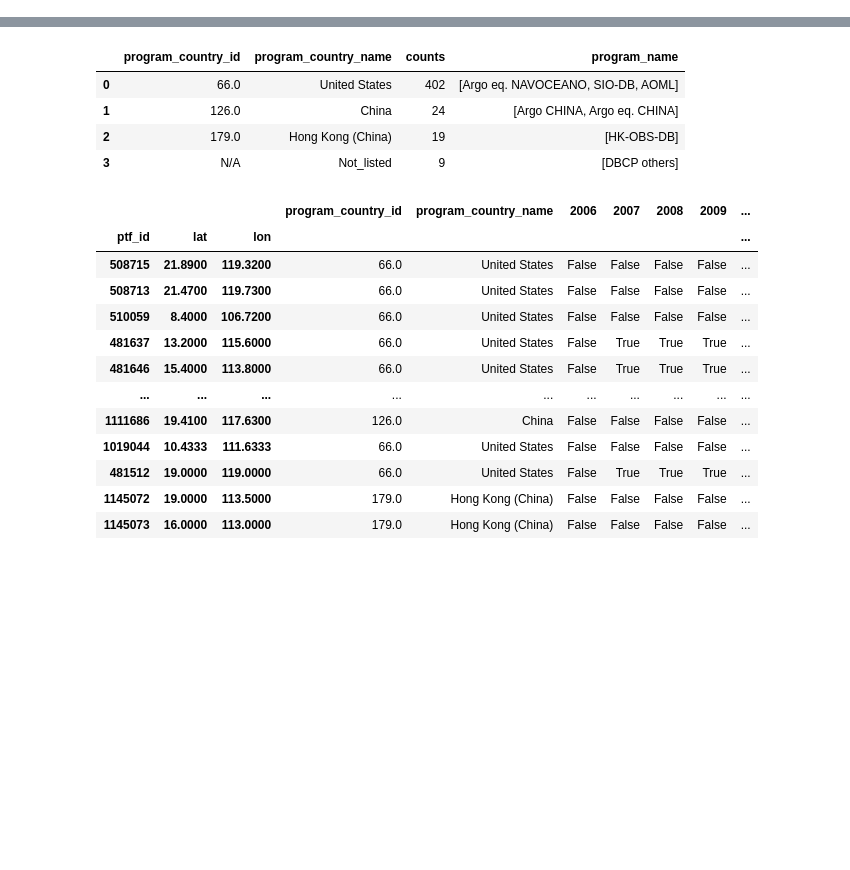
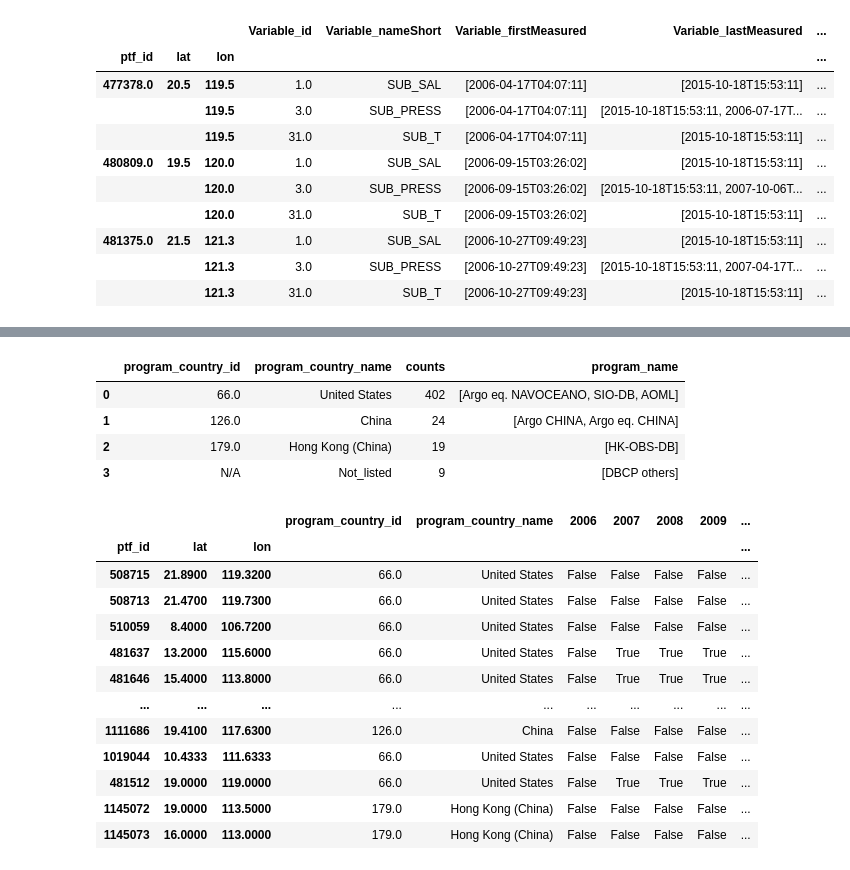
Before and after one commit to JesseBausell/meta_pipeline, a Jupyter notebook: Untitled.ipynb, the cells around one changed output, grey strips where cells are left out. Cells and saved outputs as stored; diff of their text form; code cells hidden in the pictures; blank space fills up the shorter version.

```diff
--- a/Untitled.ipynb
+++ b/Untitled.ipynb
@@ -12,0 +38,14 @@ header_counts = {'drop': ["Variable_id","Variable_nameShort"],"index_reset":["pt
+# %%
+excel_dataset['2006']
+# %% [output]
+|  |  |  | Variable_id | Variable_nameShort | Variable_firstMeasured | Variable_lastMeasured | ... |
+| ptf_id | lat | lon |  |  |  |  | ... |
+| 477378.0 | 20.5 | 119.5 | 1.0 | SUB_SAL | [2006-04-17T04:07:11] | [2015-10-18T15:53:11] | ... |
+|  |  | 119.5 | 3.0 | SUB_PRESS | [2006-04-17T04:07:11] | [2015-10-18T15:53:11, 2006-07-17T... | ... |
+|  |  | 119.5 | 31.0 | SUB_T | [2006-04-17T04:07:11] | [2015-10-18T15:53:11] | ... |
+| 480809.0 | 19.5 | 120.0 | 1.0 | SUB_SAL | [2006-09-15T03:26:02] | [2015-10-18T15:53:11] | ... |
+|  |  | 120.0 | 3.0 | SUB_PRESS | [2006-09-15T03:26:02] | [2015-10-18T15:53:11, 2007-10-06T... | ... |
+|  |  | 120.0 | 31.0 | SUB_T | [2006-09-15T03:26:02] | [2015-10-18T15:53:11] | ... |
+| 481375.0 | 21.5 | 121.3 | 1.0 | SUB_SAL | [2006-10-27T09:49:23] | [2015-10-18T15:53:11] | ... |
+|  |  | 121.3 | 3.0 | SUB_PRESS | [2006-10-27T09:49:23] | [2015-10-18T15:53:11, 2007-04-17T... | ... |
+|  |  | 121.3 | 31.0 | SUB_T | [2006-10-27T09:49:23] | [2015-10-18T15:53:11] | ... |
```
Also changed, not shown: parts of 19 cells of this notebook, 6 other files.
